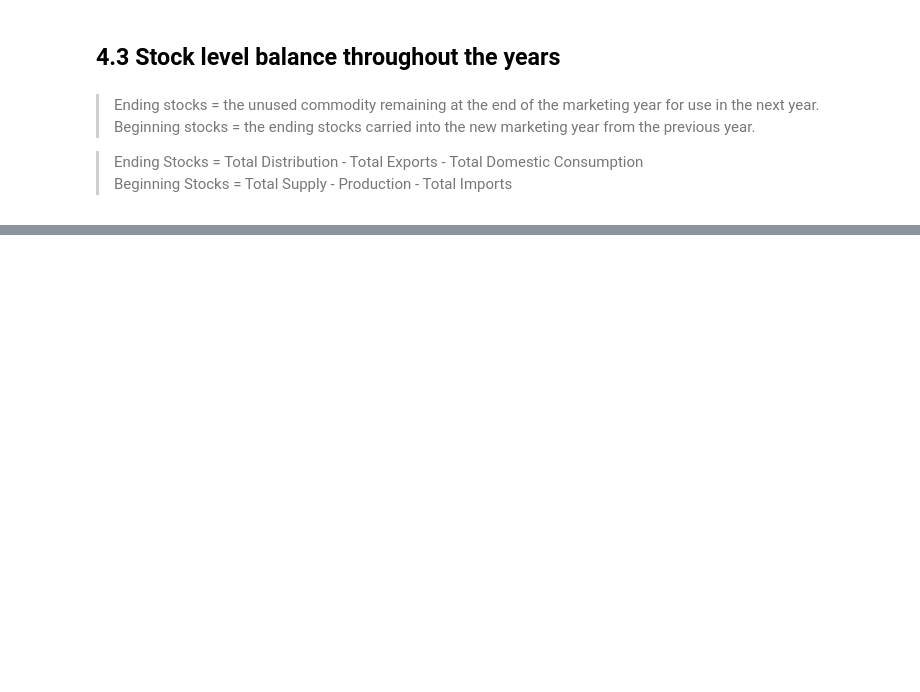
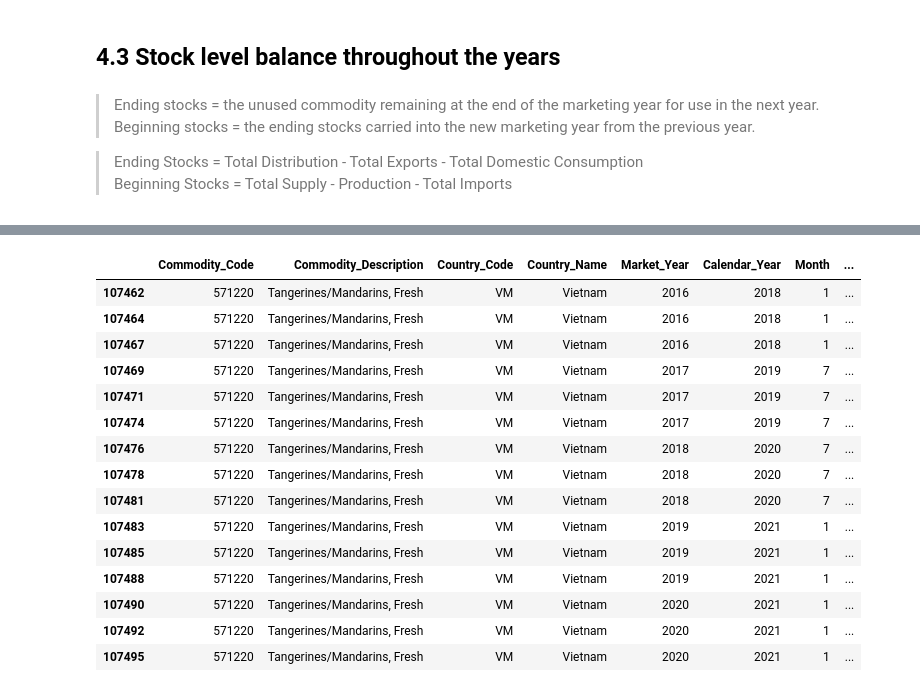
Before and after one commit to gabrielatrindade/commodities_analysis, a Jupyter notebook: 5_commodities_visualization.ipynb, the cells around one changed output, grey strips where cells are left out. Saved outputs shown, nothing was run; the diff lists cells and outputs as text; code cells hidden in the pictures; blank space fills up the shorter version.

```diff
--- a/5_commodities_visualization.ipynb
+++ b/5_commodities_visualization.ipynb
@@ -257,0 +293,21 @@ for commodity in commodities_to_explore:
+# %%
+commodities[(commodities.Commodity_Description != 'Coffee, Green')
+            & (commodities.Attribute_Description.isin(['Total Distribution',
+                                                       'Exports', 'Fresh Dom. Consumption']))].tail(15)
+# %% [output]
+|  | Commodity_Code | Commodity_Description | Country_Code | Country_Name | Market_Year | Calendar_Year | Month | ... |
+| 107462 | 571220 | Tangerines/Mandarins, Fresh | VM | Vietnam | 2016 | 2018 | 1 | ... |
+| 107464 | 571220 | Tangerines/Mandarins, Fresh | VM | Vietnam | 2016 | 2018 | 1 | ... |
+| 107467 | 571220 | Tangerines/Mandarins, Fresh | VM | Vietnam | 2016 | 2018 | 1 | ... |
+| 107469 | 571220 | Tangerines/Mandarins, Fresh | VM | Vietnam | 2017 | 2019 | 7 | ... |
+| 107471 | 571220 | Tangerines/Mandarins, Fresh | VM | Vietnam | 2017 | 2019 | 7 | ... |
+| 107474 | 571220 | Tangerines/Mandarins, Fresh | VM | Vietnam | 2017 | 2019 | 7 | ... |
+| 107476 | 571220 | Tangerines/Mandarins, Fresh | VM | Vietnam | 2018 | 2020 | 7 | ... |
+| 107478 | 571220 | Tangerines/Mandarins, Fresh | VM | Vietnam | 2018 | 2020 | 7 | ... |
+| 107481 | 571220 | Tangerines/Mandarins, Fresh | VM | Vietnam | 2018 | 2020 | 7 | ... |
+| 107483 | 571220 | Tangerines/Mandarins, Fresh | VM | Vietnam | 2019 | 2021 | 1 | ... |
+| 107485 | 571220 | Tangerines/Mandarins, Fresh | VM | Vietnam | 2019 | 2021 | 1 | ... |
+| 107488 | 571220 | Tangerines/Mandarins, Fresh | VM | Vietnam | 2019 | 2021 | 1 | ... |
+| 107490 | 571220 | Tangerines/Mandarins, Fresh | VM | Vietnam | 2020 | 2021 | 1 | ... |
+| 107492 | 571220 | Tangerines/Mandarins, Fresh | VM | Vietnam | 2020 | 2021 | 1 | ... |
+| 107495 | 571220 | Tangerines/Mandarins, Fresh | VM | Vietnam | 2020 | 2021 | 1 | ... |
```
Also changed, not shown: parts of 8 cells of this notebook.
